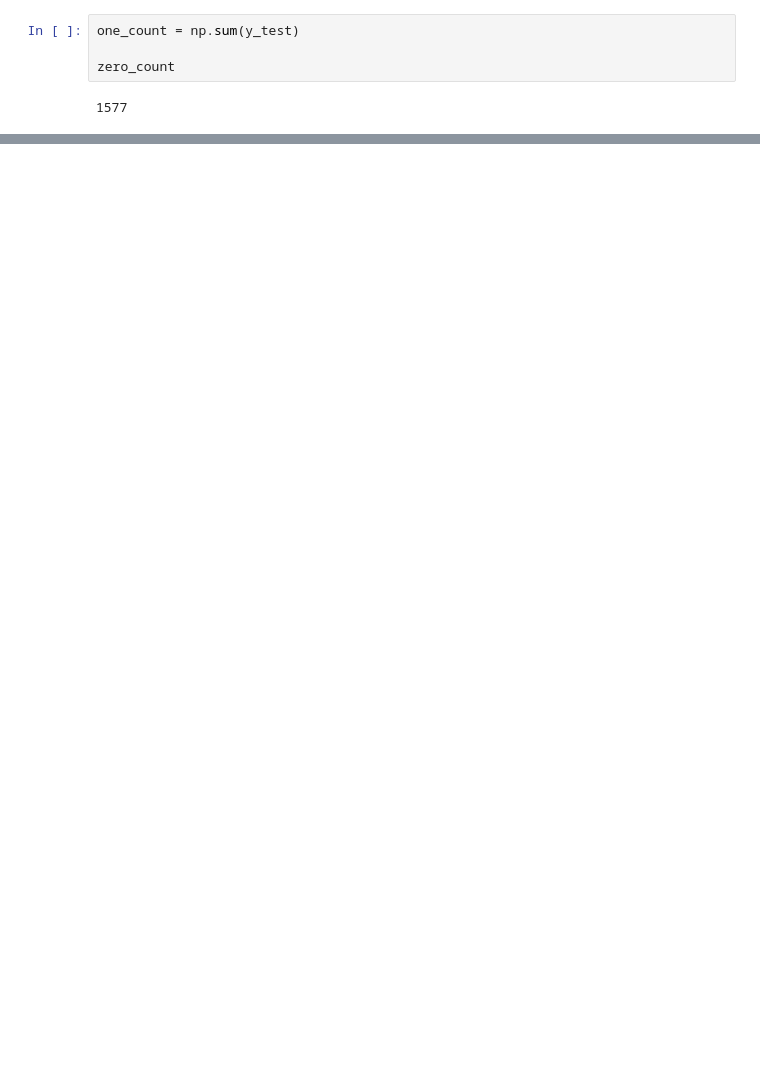
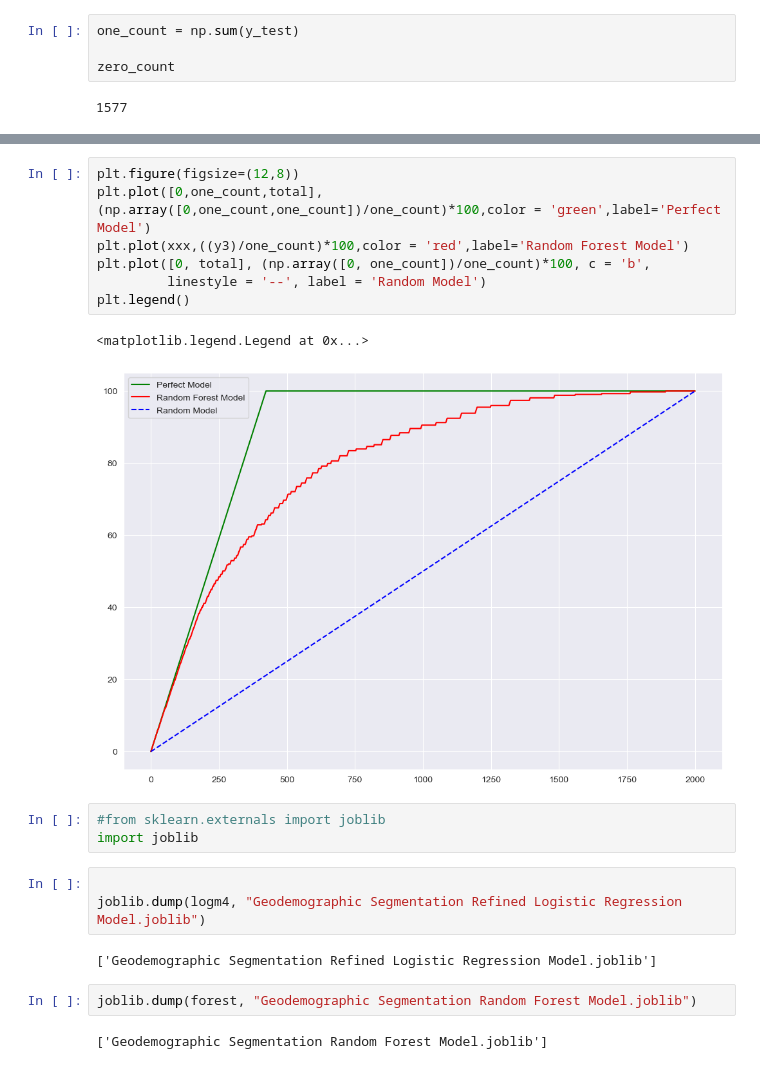
Before and after one commit to ntokozor22/Geosegmentation-model, a Jupyter notebook: Geodemographic segmentation.ipynb, the cells around one changed output, grey strips where cells are left out. Cells and saved outputs as stored; diff of their text form; blank space fills up the shorter version.

```diff
--- a/Geodemographic segmentation.ipynb
+++ b/Geodemographic segmentation.ipynb
@@ -674,0 +753,22 @@ plt.legend()
+# %%
+plt.figure(figsize=(12,8))
+plt.plot([0,one_count,total],(np.array([0,one_count,one_count])/one_count)*100,color = 'green',label='Perfect Model')
+plt.plot(xxx,((y3)/one_count)*100,color = 'red',label='Random Forest Model')
+plt.plot([0, total], (np.array([0, one_count])/one_count)*100, c = 'b',
+         linestyle = '--', label = 'Random Model')
+plt.legend()
+# %% [output]
+<matplotlib.legend.Legend at 0x...>
+[figure, added]
+# %%
+#from sklearn.externals import joblib
+import joblib
+# %%
+
+joblib.dump(logm4, "Geodemographic Segmentation Refined Logistic Regression Model.joblib")
+# %% [output]
+['Geodemographic Segmentation Refined Logistic Regression Model.joblib']
+# %%
+joblib.dump(forest, "Geodemographic Segmentation Random Forest Model.joblib")
+# %% [output]
+['Geodemographic Segmentation Random Forest Model.joblib']
```
Also changed, not shown: parts of 28 cells of this notebook, 2 other files.
